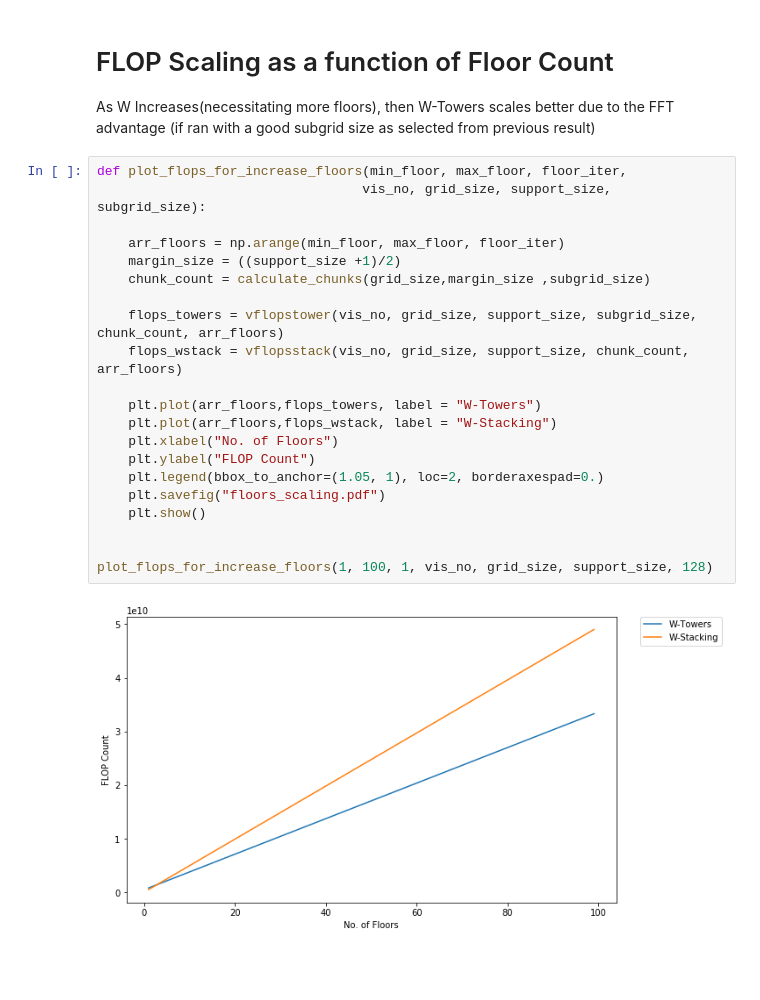
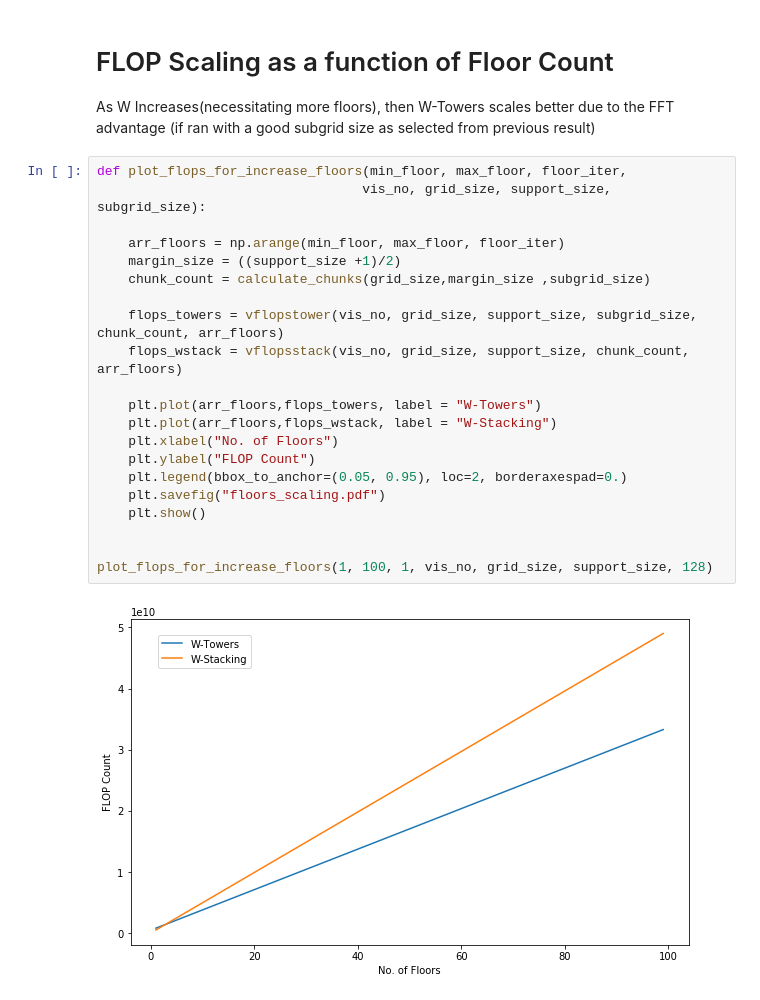
Before and after one commit to KentJames/Radio-Gridders, a Jupyter notebook: doc/complexity-analysis.ipynb, the cells around one changed output. Cells and saved outputs as stored; diff of their text form; blank space fills up the shorter version.

```diff
--- a/doc/complexity-analysis.ipynb
+++ b/doc/complexity-analysis.ipynb
@@ -248,23 +236,23 @@ As W Increases(necessitating more floors), then W-Towers scales better due to th
 # %%
 def plot_flops_for_increase_floors(min_floor, max_floor, floor_iter,
                                   vis_no, grid_size, support_size, subgrid_size):
 
     arr_floors = np.arange(min_floor, max_floor, floor_iter)
     margin_size = ((support_size +1)/2)
     chunk_count = calculate_chunks(grid_size,margin_size ,subgrid_size)
 
     flops_towers = vflopstower(vis_no, grid_size, support_size, subgrid_size, chunk_count, arr_floors)
     flops_wstack = vflopsstack(vis_no, grid_size, support_size, chunk_count, arr_floors)
 
     plt.plot(arr_floors,flops_towers, label = "W-Towers")
     plt.plot(arr_floors,flops_wstack, label = "W-Stacking")
     plt.xlabel("No. of Floors")
     plt.ylabel("FLOP Count")
-    plt.legend(bbox_to_anchor=(1.05, 1), loc=2, borderaxespad=0.)
+    plt.legend(bbox_to_anchor=(0.05, 0.95), loc=2, borderaxespad=0.)
     plt.savefig("floors_scaling.pdf")
     plt.show()
 
 
 plot_flops_for_increase_floors(1, 100, 1, vis_no, grid_size, support_size, 128)
 # %% [output]
-[figure, old version]
+[figure, new version]
```
Also changed, not shown: parts of 3 cells of this notebook.
